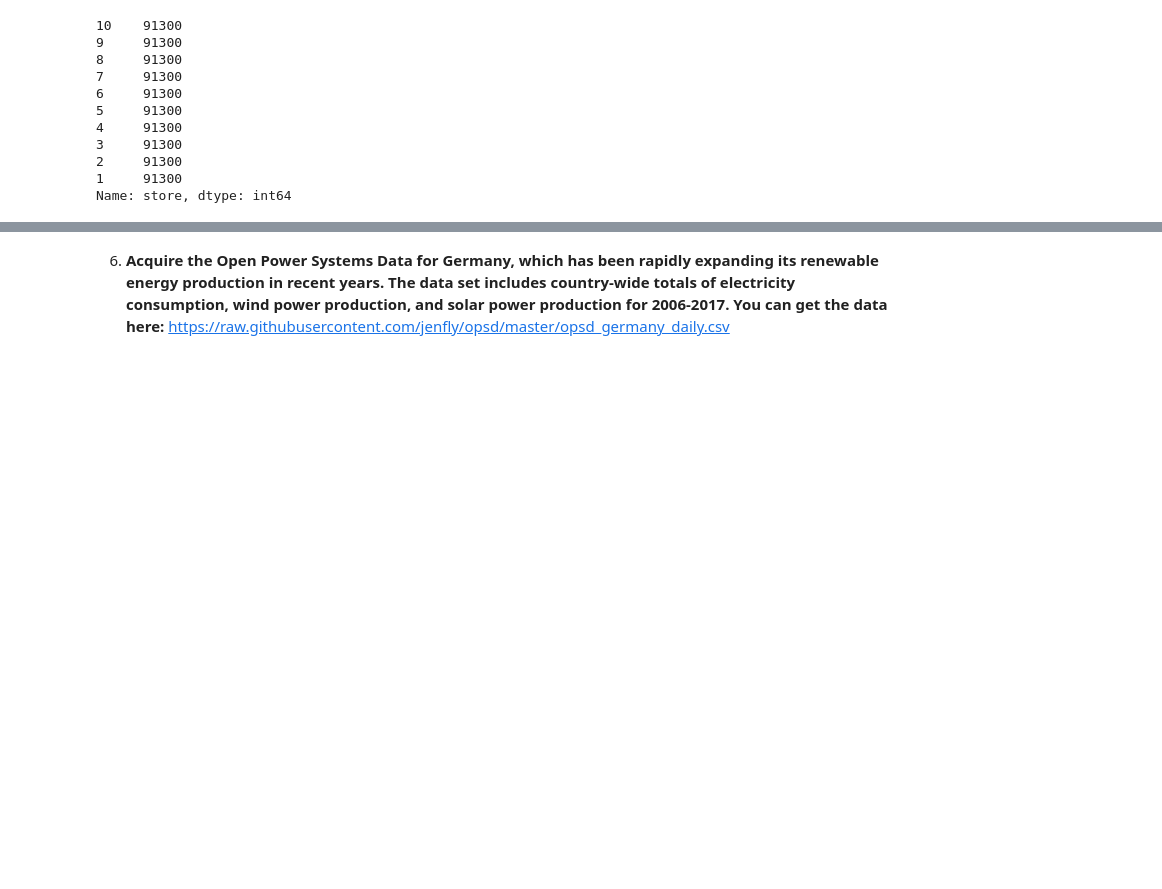
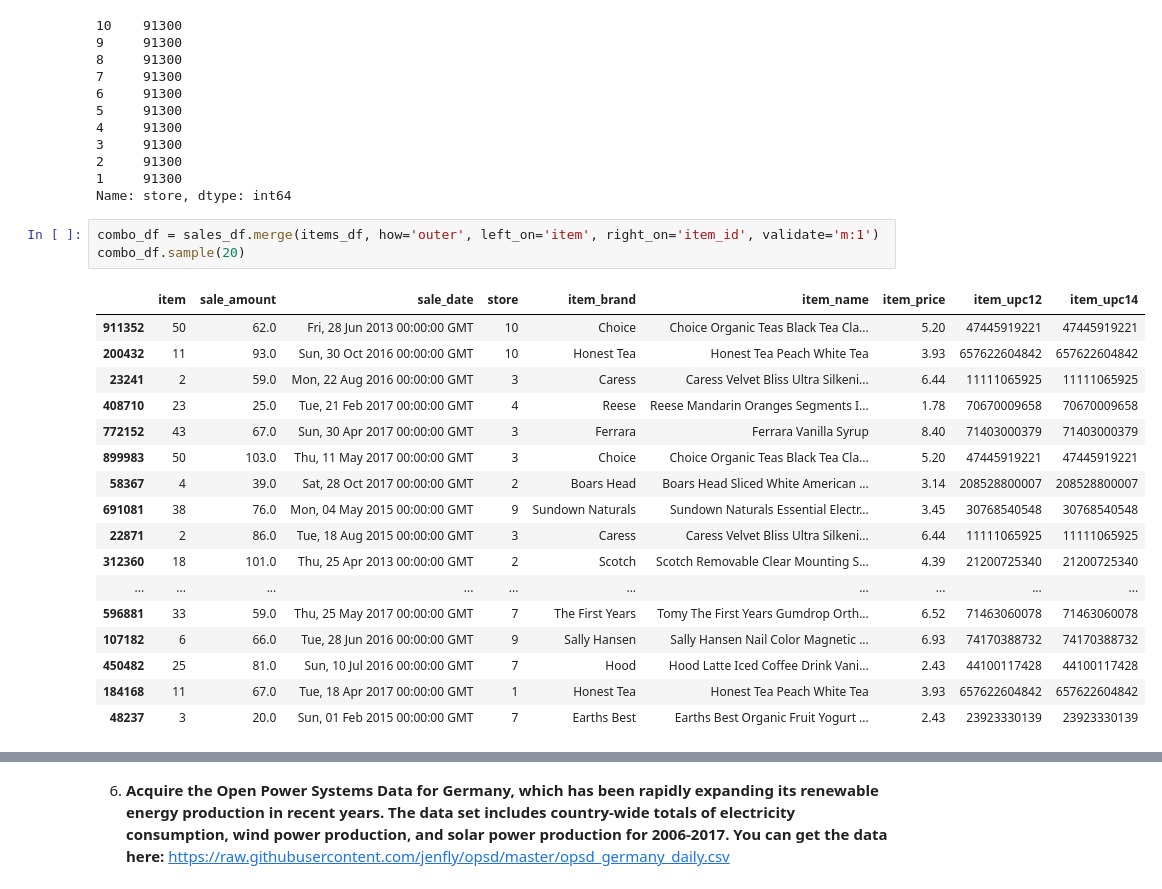
Before and after one commit to kjeliasen/ds-methodologies-exercises, a Jupyter notebook: time_series/exercises_data_acquisition.ipynb, the cells around one changed output, grey strips where cells are left out. Saved outputs shown, nothing was run; the diff lists cells and outputs as text; blank space fills up the shorter version.

```diff
--- a/time_series/exercises_data_acquisition.ipynb
+++ b/time_series/exercises_data_acquisition.ipynb
@@ -313,3 +313,24 @@ sales_df.store.value_counts()
 2     91300
 1     91300
 Name: store, dtype: int64
+# %%
+combo_df = sales_df.merge(items_df, how='outer', left_on='item', right_on='item_id', validate='m:1')
+combo_df.sample(20)
+# %% [output]
+|  | item | sale_amount | sale_date | store | item_brand | item_name | item_price | item_upc12 | item_upc14 |
+| 911352 | 50 | 62.0 | Fri, 28 Jun 2013 00:00:00 GMT | 10 | Choice | Choice Organic Teas Black Tea Cla... | 5.20 | 47445919221 | 47445919221 |
+| 200432 | 11 | 93.0 | Sun, 30 Oct 2016 00:00:00 GMT | 10 | Honest Tea | Honest Tea Peach White Tea | 3.93 | 657622604842 | 657622604842 |
+| 23241 | 2 | 59.0 | Mon, 22 Aug 2016 00:00:00 GMT | 3 | Caress | Caress Velvet Bliss Ultra Silkeni... | 6.44 | 11111065925 | 11111065925 |
+| 408710 | 23 | 25.0 | Tue, 21 Feb 2017 00:00:00 GMT | 4 | Reese | Reese Mandarin Oranges Segments I... | 1.78 | 70670009658 | 70670009658 |
+| 772152 | 43 | 67.0 | Sun, 30 Apr 2017 00:00:00 GMT | 3 | Ferrara | Ferrara Vanilla Syrup | 8.40 | 71403000379 | 71403000379 |
+| 899983 | 50 | 103.0 | Thu, 11 May 2017 00:00:00 GMT | 3 | Choice | Choice Organic Teas Black Tea Cla... | 5.20 | 47445919221 | 47445919221 |
+| 58367 | 4 | 39.0 | Sat, 28 Oct 2017 00:00:00 GMT | 2 | Boars Head | Boars Head Sliced White American ... | 3.14 | 208528800007 | 208528800007 |
+| 691081 | 38 | 76.0 | Mon, 04 May 2015 00:00:00 GMT | 9 | Sundown Naturals | Sundown Naturals Essential Electr... | 3.45 | 30768540548 | 30768540548 |
+| 22871 | 2 | 86.0 | Tue, 18 Aug 2015 00:00:00 GMT | 3 | Caress | Caress Velvet Bliss Ultra Silkeni... | 6.44 | 11111065925 | 11111065925 |
+| 312360 | 18 | 101.0 | Thu, 25 Apr 2013 00:00:00 GMT | 2 | Scotch | Scotch Removable Clear Mounting S... | 4.39 | 21200725340 | 21200725340 |
+| ... | ... | ... | ... | ... | ... | ... | ... | ... | ... |
+| 596881 | 33 | 59.0 | Thu, 25 May 2017 00:00:00 GMT | 7 | The First Years | Tomy The First Years Gumdrop Orth... | 6.52 | 71463060078 | 71463060078 |
+| 107182 | 6 | 66.0 | Tue, 28 Jun 2016 00:00:00 GMT | 9 | Sally Hansen | Sally Hansen Nail Color Magnetic ... | 6.93 | 74170388732 | 74170388732 |
+| 450482 | 25 | 81.0 | Sun, 10 Jul 2016 00:00:00 GMT | 7 | Hood | Hood Latte Iced Coffee Drink Vani... | 2.43 | 44100117428 | 44100117428 |
+| 184168 | 11 | 67.0 | Tue, 18 Apr 2017 00:00:00 GMT | 1 | Honest Tea | Honest Tea Peach White Tea | 3.93 | 657622604842 | 657622604842 |
+| 48237 | 3 | 20.0 | Sun, 01 Feb 2015 00:00:00 GMT | 7 | Earths Best | Earths Best Organic Fruit Yogurt ... | 2.43 | 23923330139 | 23923330139 |
```
Also changed, not shown: parts of 2 cells of this notebook, 3 other files.
